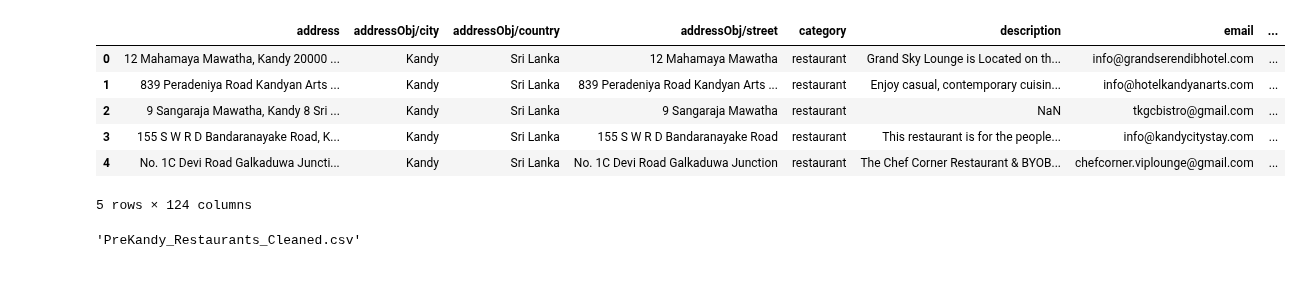
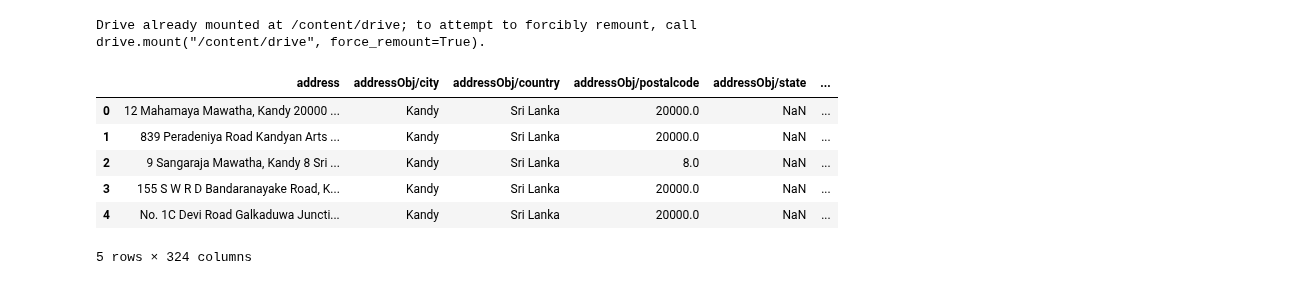
Before and after one commit to mathu3004/Pearl_Path, a Jupyter notebook: KandyRestaurantsPreprocess.ipynb, the cells around one changed output. Cells and saved outputs as stored; diff of their text form; code cells hidden in the pictures.

Commit message:
KandyRestaurants

```diff
--- a/KandyRestaurantsPreprocess.ipynb
+++ b/KandyRestaurantsPreprocess.ipynb
@@ -2,44 +2,23 @@
 <a href="https://colab.research.google.com/github/mathu3004/Pearl_Path/blob/Preprocessing/KandyRestaurantsPreprocess.ipynb" target="_parent"><img src="https://colab.research.google.com/assets/colab-badge.svg" alt="Open In Colab"/></a>
 # %%
 import pandas as pd
+from google.colab import drive
 
-# Load the uploaded file to inspect its contents
-file_path = 'PreKandy (Restaurants).csv'
-data = pd.read_csv(file_path)
+# Mount Google Drive
+drive.mount('/content/drive')
 
-# Display the first few rows of the data to understand its structure
-data.head()
+# Load the Excel file
+file_path = '/content/drive/My Drive/Kandy/KandyRestaurants.csv'
+df = pd.read_csv(file_path)
+
+# Display the first few rows of the data
+df.head()
 # %% [output]
+Drive already mounted at /content/drive; to attempt to forcibly remount, call drive.mount("/content/drive", force_remount=True).
-|  | address | addressObj/city | addressObj/country | addressObj/street | category | description | email | ... |
-| 0 | 12 Mahamaya Mawatha, Kandy 20000 ... | Kandy | Sri Lanka | 12 Mahamaya Mawatha | restaurant | Grand Sky Lounge is Located on th... | info@grandserendibhotel.com | ... |
-| 1 | 839 Peradeniya Road Kandyan Arts ... | Kandy | Sri Lanka | 839 Peradeniya Road Kandyan Arts ... | restaurant | Enjoy casual, contemporary cuisin... | info@hotelkandyanarts.com | ... |
-| 2 | 9 Sangaraja Mawatha, Kandy 8 Sri ... | Kandy | Sri Lanka | 9 Sangaraja Mawatha | restaurant | NaN | tkgcbistro@gmail.com | ... |
-| 3 | 155 S W R D Bandaranayake Road, K... | Kandy | Sri Lanka | 155 S W R D Bandaranayake Road | restaurant | This restaurant is for the people... | info@kandycitystay.com | ... |
-| 4 | No. 1C Devi Road Galkaduwa Juncti... | Kandy | Sri Lanka | No. 1C Devi Road Galkaduwa Junction | restaurant | The Chef Corner Restaurant & BYOB... | chefcorner.viplounge@gmail.com | ... |
+|  | address | addressObj/city | addressObj/country | addressObj/postalcode | addressObj/state | ... |
+| 0 | 12 Mahamaya Mawatha, Kandy 20000 ... | Kandy | Sri Lanka | 20000.0 | NaN | ... |
+| 1 | 839 Peradeniya Road Kandyan Arts ... | Kandy | Sri Lanka | 20000.0 | NaN | ... |
+| 2 | 9 Sangaraja Mawatha, Kandy 8 Sri ... | Kandy | Sri Lanka | 8.0 | NaN | ... |
+| 3 | 155 S W R D Bandaranayake Road, K... | Kandy | Sri Lanka | 20000.0 | NaN | ... |
+| 4 | No. 1C Devi Road Galkaduwa Juncti... | Kandy | Sri Lanka | 20000.0 | NaN | ... |
-5 rows × 124 columns
+5 rows × 324 columns
-# %%
-# List of column groups to consolidate
-columns_to_merge = {
-    'cuisines': [col for col in data.columns if 'cuisines' in col.lower()],
-    'dishes': [col for col in data.columns if 'dishes' in col.lower()],
-    'features': [col for col in data.columns if 'features' in col.lower()],
-    'mealTypes': [col for col in data.columns if 'mealtypes' in col.lower()],
-    'reviewTags/Text': [col for col in data.columns if 'reviewtags' in col.lower() and 'text' in col.lower()]
-}
-
-# Create consolidated columns
-for new_col, cols_to_merge in columns_to_merge.items():
-    if cols_to_merge:
-        data[new_col] = data[cols_to_merge].apply(lambda row: ', '.join(row.dropna().astype(str)), axis=1)
-
-# Drop the original individual columns if desired
-columns_to_drop = [col for cols in columns_to_merge.values() for col in cols]
-data = data.drop(columns=columns_to_drop)
-
-# Save the cleaned data to a new file
-output_path = 'PreKandy_Restaurants_Cleaned.csv'
-data.to_csv(output_path, index=False)
-
-output_path
-# %% [output]
-'PreKandy_Restaurants_Cleaned.csv'
```
Also changed, not shown: parts of 3 cells of this notebook.
